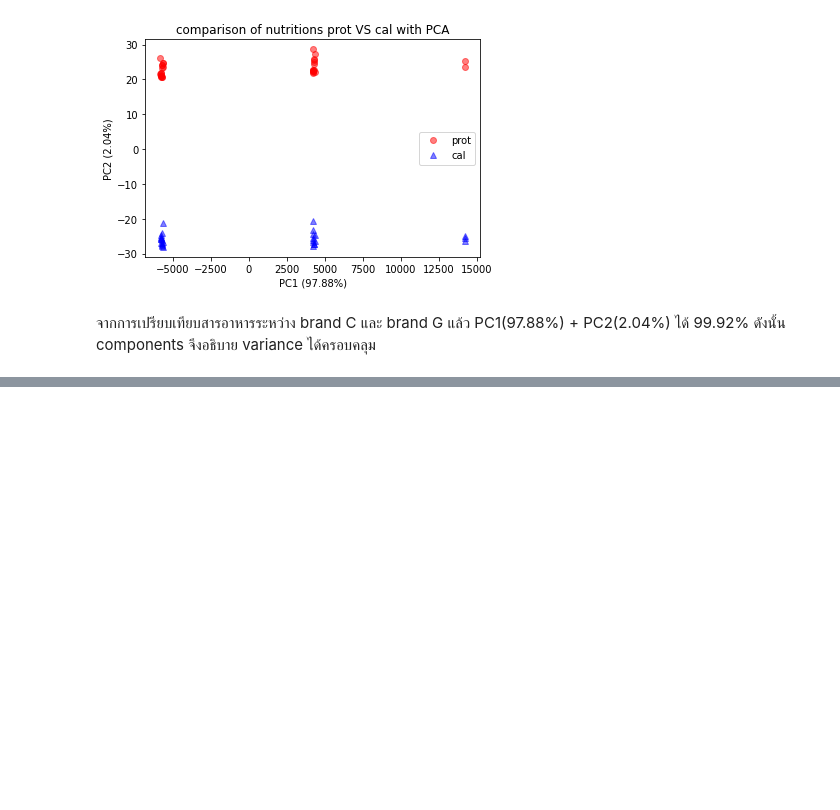
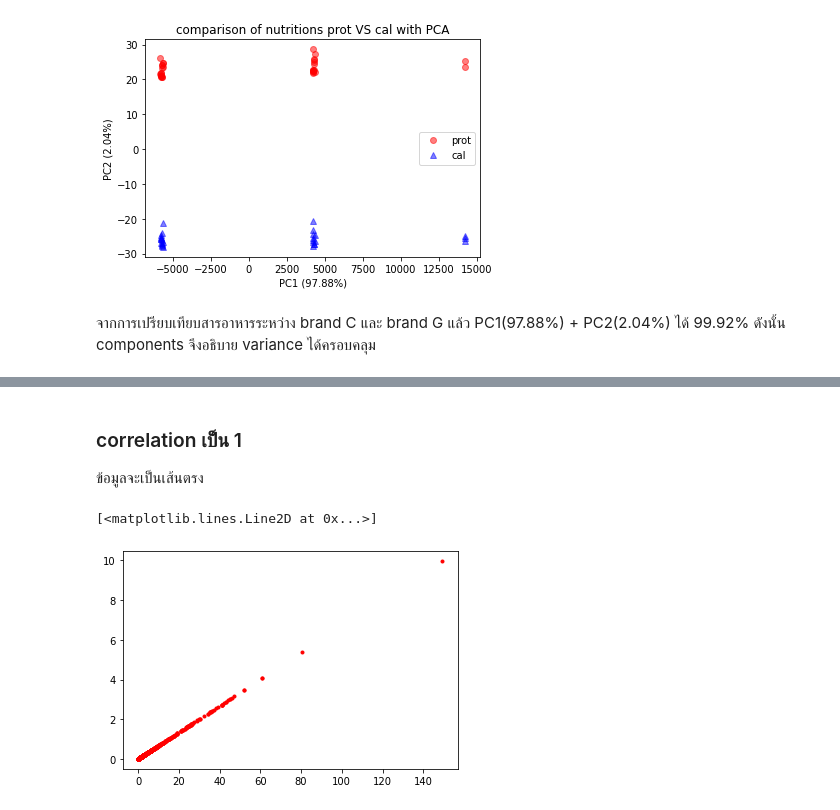
Before and after one commit to naruemonssp/multivariate, a Jupyter notebook: Exam01.ipynb, the cells around one changed output, grey strips where cells are left out. Cells and saved outputs as stored; diff of their text form; code cells hidden in the pictures; blank space fills up the shorter version.

```diff
--- a/Exam01.ipynb
+++ b/Exam01.ipynb
@@ -301,0 +306,3 @@ plt.ylabel('PC2 (2.04%)');  ### ชื่อแกน y
+# %%
+data = pd.read_csv('/content/nndb_flat.csv')
+data.head(10)   ### แสดงข้อมูล 10 ค่า
@@ -301,0 +333,3 @@ plt.ylabel('PC2 (2.04%)');  ### ชื่อแกน y
+# %%
+newdata = data.iloc[:,7:] ###เลือกมาทำเฉพาะข้อมูลที่เป็นตัวเลข  ### ใช้เลข 7 เพราะข้อมูลตัวเลขเริ่มที่ column 7
+newdata.head()
@@ -301,0 +388,8 @@ plt.ylabel('PC2 (2.04%)');  ### ชื่อแกน y
+# %% [markdown]
+### correlation เป็น 1
+ข้อมูลจะเป็นเส้นตรง
+# %%
+plt.plot(newdata.iloc[:,10],newdata.iloc[:,27],'r.')
+# %% [output]
+[<matplotlib.lines.Line2D at 0x...>]
+[figure, added]
```
Also changed, not shown: parts of 57 cells of this notebook.
